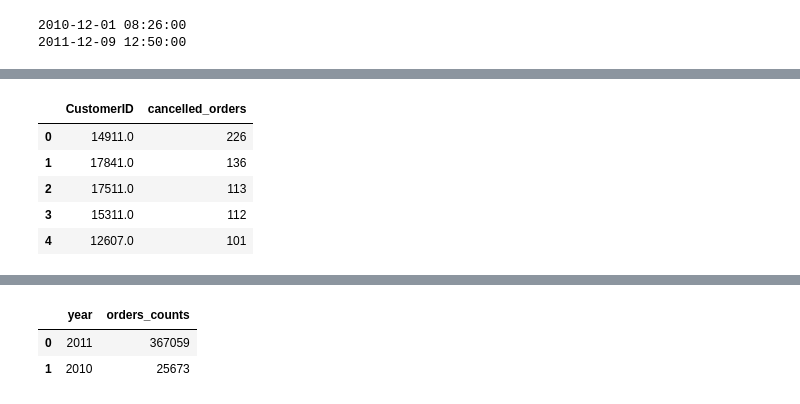
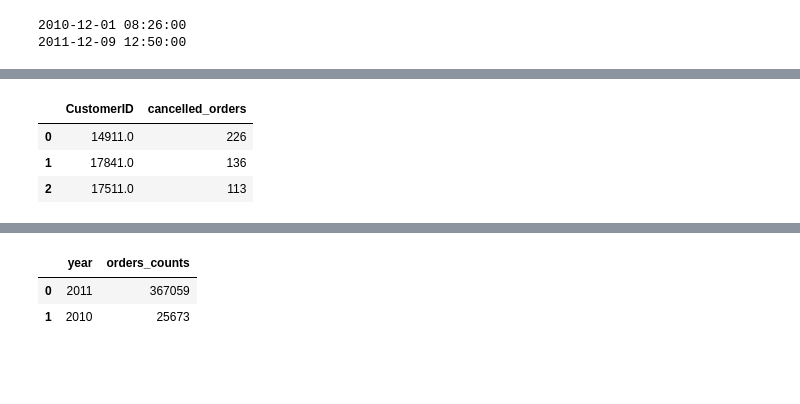
Before and after one commit to AmanSharmas/Online_Retail_Customer_Segmentation, a Jupyter notebook: Online_Retail_Customer_Segmentation.ipynb, the cells around one changed output, grey strips where cells are left out. Cells and saved outputs as stored; diff of their text form; code cells hidden in the pictures; blank space fills up the shorter version.

```diff
--- a/Online_Retail_Customer_Segmentation.ipynb
+++ b/Online_Retail_Customer_Segmentation.ipynb
@@ -376,14 +389,12 @@ cancel_o.head()
 # %%
 # getting customers who cancel most number of orders
 most_c_orders = cancelled_orders_df.CustomerID.value_counts().reset_index().rename(columns = {'index':'CustomerID','CustomerID':'cancelled_orders'})
-most_c_orders.head()
+most_c_orders.head(3)
 # %% [output]
 |  | CustomerID | cancelled_orders |
 | 0 | 14911.0 | 226 |
 | 1 | 17841.0 | 136 |
 | 2 | 17511.0 | 113 |
-| 3 | 15311.0 | 112 |
-| 4 | 12607.0 | 101 |
 # %%
 # getting popular products based on number of orders
 item_p = df['Description'].value_counts().sort_values(ascending = False).reset_index()
```
Also changed, not shown: parts of 234 cells of this notebook.
